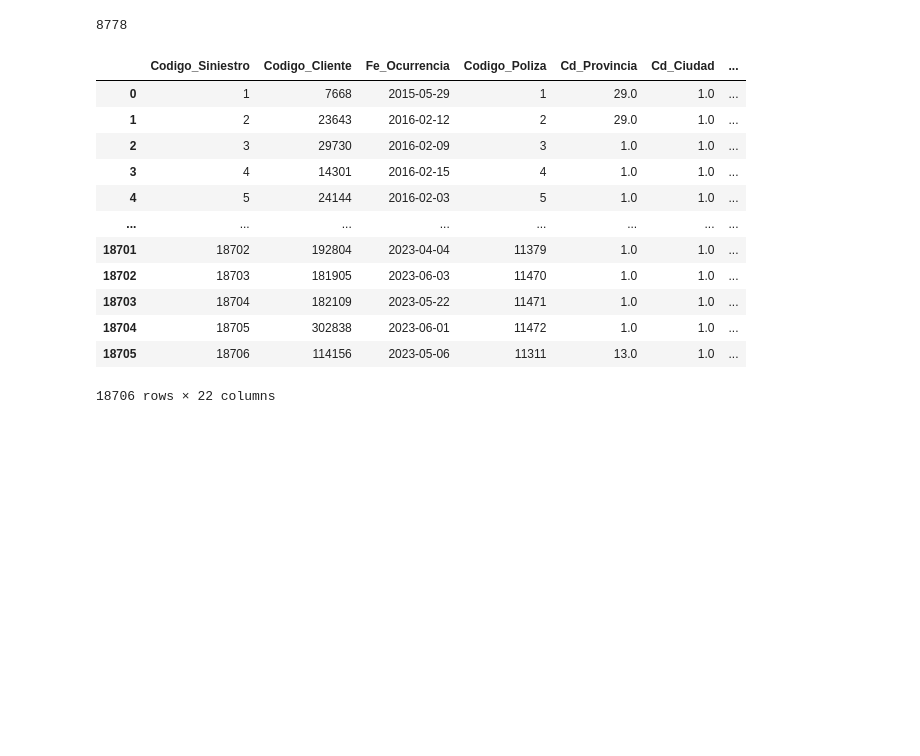
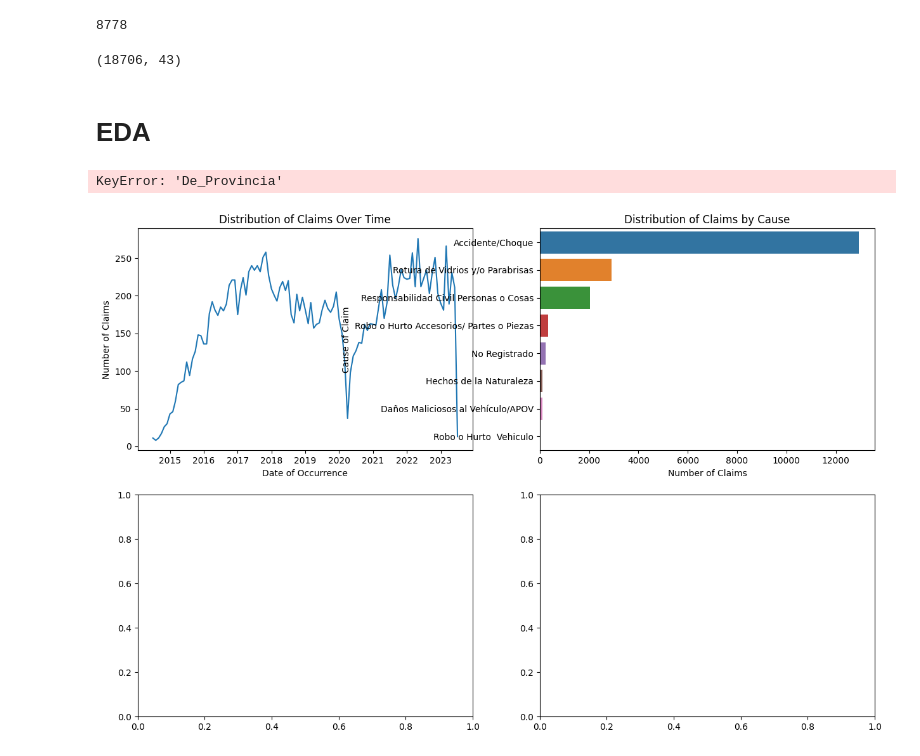
Before and after one commit to josegarciav/Datathon_BDO_2023, a Jupyter notebook: Etapa 1 - Datathon 2023.ipynb, the cells around one changed output. Cells and saved outputs as stored; diff of their text form; code cells hidden in the pictures; blank space fills up the shorter version.

```diff
--- a/Etapa 1 - Datathon 2023.ipynb
+++ b/Etapa 1 - Datathon 2023.ipynb
@@ -174,7 +172,7 @@ AGY           1
 TUCAN         1
 Name: count, Length: 324, dtype: int64
 # %%
-df3 = pd.read_excel('data/Historico de Siniestros.xlsx')
+df3 = pd.read_excel('data/Historico de Siniestros.xlsx', na_values=na_values)
 # %%
 df3.columns = df3.columns.str.title().str.strip()
 df3.info()
@@ -209,6 +207,15 @@ df3.head()
 | 2 | 3 | 29730 | 2016-02-09 | 3 | 1.0 | 1.0 | ... |
 | 3 | 4 | 14301 | 2016-02-15 | 4 | 1.0 | 1.0 | ... |
 | 4 | 5 | 24144 | 2016-02-03 | 5 | 1.0 | 1.0 | ... |
+# %%
+df3['Fe_Ocurrencia'] = pd.to_datetime(df3['Fe_Ocurrencia'], errors='coerce')
+df3['Hora_Ocurrencia'] = pd.to_datetime(df3['Hora_Ocurrencia'], errors='coerce').dt.hour
+df3['Relacion_Reclamante'] = np.where(df3['Relacion_Reclamante'].isin(["0"," ",0]),"",df3['Relacion_Reclamante'])
+df3['Evento_Catastrofico'] = np.where(df3['Evento_Catastrofico'].isin(["0"," ",0]),"",df3['Evento_Catastrofico'])
+df3['Evento_Catastrofico'] = np.where(df3['Evento_Catastrofico'].isin(['Huracán Elsa   02/04-Jul-2021']),"Huracán Elsa",df3['Evento_Catastrofico'])
+df3['Evento_Catastrofico'] = np.where(df3['Evento_Catastrofico'].isin(['Vaguada 04-Nov-2022']),"Vaguada Nov 2022",df3['Evento_Catastrofico'])
+df3['In_Fraude'] = np.where(df3['In_Fraude'].isna(),"0",df3['In_Fraude'])
+df3['In_Fraude'] = df3['In_Fraude'].astype(float)
 # %%
 df3.Fe_Ocurrencia.sort_values().value_counts()
 # %% [output]
@@ -261,19 +269,52 @@ Name: De_Causa_Detalle, dtype: int64
 df3.Codigo_Cliente.nunique()
 # %% [output]
 8778
+# %%
+df3.shape
+# %% [output]
+(18706, 43)
+# %%
+df1.drop(columns=["De_Provincia"],inplace=True)
 # %%
-df3.merge(df2, on = ['Codigo_Cliente','Codigo_Poliza'], how = 'left')
+df3 = df3.merge(df1, on = ['Codigo_Cliente'], how = 'left')
+df3 = df3.merge(df2, on = ['Codigo_Cliente','Codigo_Poliza'], how = 'left')
-# %% [output]
-|  | Codigo_Siniestro | Codigo_Cliente | Fe_Ocurrencia | Codigo_Poliza | Cd_Provincia | Cd_Ciudad | ... |
-| 0 | 1 | 7668 | 2015-05-29 | 1 | 29.0 | 1.0 | ... |
-| 1 | 2 | 23643 | 2016-02-12 | 2 | 29.0 | 1.0 | ... |
-| 2 | 3 | 29730 | 2016-02-09 | 3 | 1.0 | 1.0 | ... |
-| 3 | 4 | 14301 | 2016-02-15 | 4 | 1.0 | 1.0 | ... |
-| 4 | 5 | 24144 | 2016-02-03 | 5 | 1.0 | 1.0 | ... |
-| ... | ... | ... | ... | ... | ... | ... | ... |
-| 18701 | 18702 | 192804 | 2023-04-04 | 11379 | 1.0 | 1.0 | ... |
-| 18702 | 18703 | 181905 | 2023-06-03 | 11470 | 1.0 | 1.0 | ... |
-| 18703 | 18704 | 182109 | 2023-05-22 | 11471 | 1.0 | 1.0 | ... |
-| 18704 | 18705 | 302838 | 2023-06-01 | 11472 | 1.0 | 1.0 | ... |
-| 18705 | 18706 | 114156 | 2023-05-06 | 11311 | 13.0 | 1.0 | ... |
-18706 rows × 22 columns
+# %% [markdown]
+# EDA
+# %%
+data = df3.copy()
+data_clean = data.dropna(subset=['Fe_Ocurrencia'])
+data_clean['month'] = data['Fe_Ocurrencia'].dt.to_period('M')
+monthly_counts_clean = data_clean.groupby('month').size()
+
+fig, axs = plt.subplots(2, 2, figsize=(15, 10))
+
+# Plot the distribution of claims over time
+sns.lineplot(x=monthly_counts_clean.index.to_timestamp(), y=monthly_counts_clean.values, ax=axs[0, 0])
+axs[0, 0].set_title('Distribution of Claims Over Time')
+axs[0, 0].set_xlabel('Date of Occurrence')
+axs[0, 0].set_ylabel('Number of Claims')
+
+# Plot the distribution of claims by cause
+sns.countplot(data=data_clean, y='De_Causa_Siniestro', ax=axs[0, 1], order=data_clean['De_Causa_Siniestro'].value_counts().index)
+axs[0, 1].set_title('Distribution of Claims by Cause')
+axs[0, 1].set_xlabel('Number of Claims')
+axs[0, 1].set_ylabel('Cause of Claim')
+
+# Plot the distribution of claims by province
+sns.countplot(data=data_clean, y='De_Provincia', ax=axs[1, 0], order=data_clean['De_Provincia'].value_counts().index)
+axs[1, 0].set_title('Distribution of Claims by Province')
+axs[1, 0].set_xlabel('Number of Claims')
+axs[1, 0].set_ylabel('Province')
+
+# Plot the distribution of claims by hour of occurrence
+sns.countplot(data=data_clean, x='Hora_Ocurrencia', ax=axs[1, 1])
+axs[1, 1].set_title('Distribution of Claims by Hour of Occurrence')
+axs[1, 1].set_xlabel('Hour of Occurrence')
+axs[1, 1].set_ylabel('Number of Claims')
+
+# Show the plots
+plt.tight_layout()
+plt.show()
+# %% [output]
+KeyError: 'De_Provincia'
+[figure, added]
```
Also changed, not shown: parts of 12 cells of this notebook, 6 other files.
